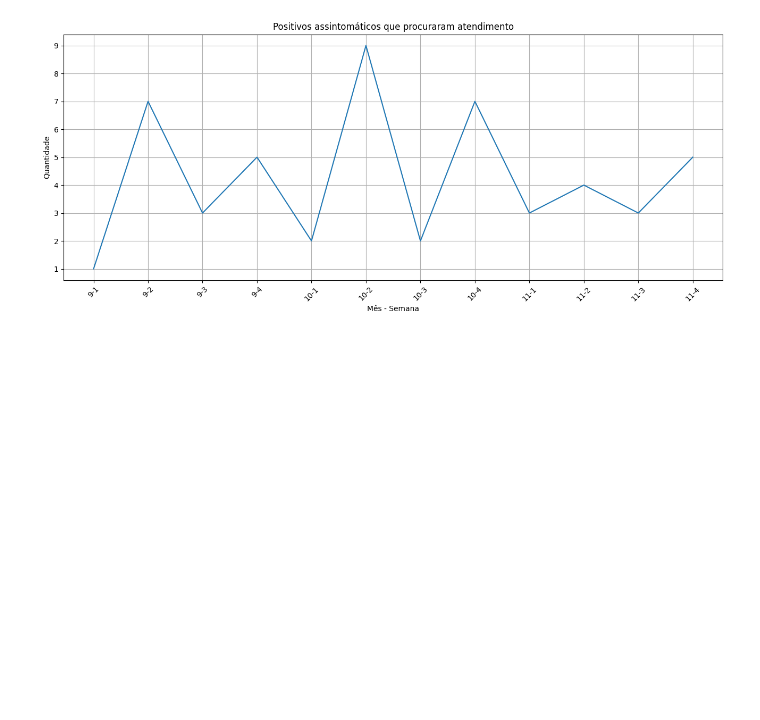
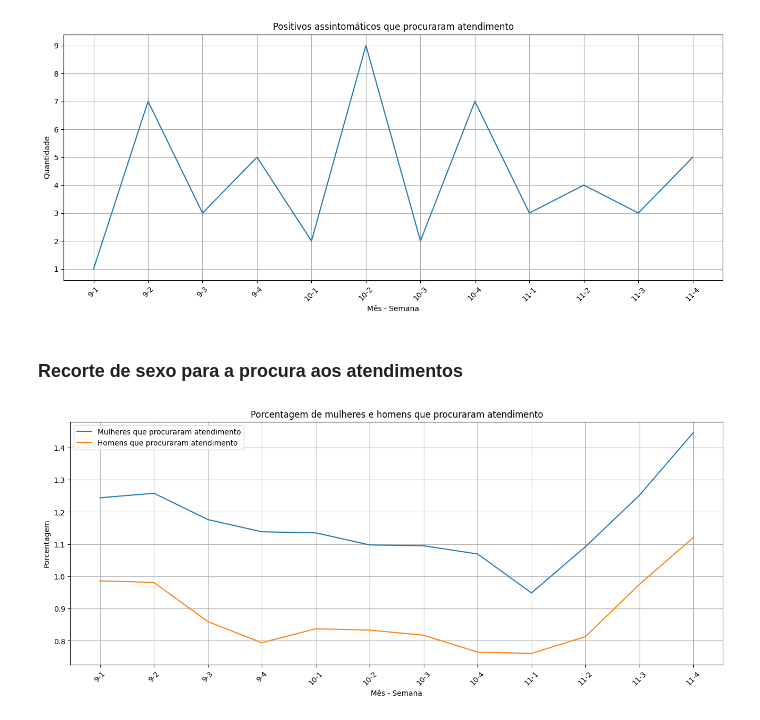
Before and after one commit to jaqueantunes/covid_pos, a Jupyter notebook: pos_T3.ipynb, the cells around one changed output. Cells and saved outputs as stored; diff of their text form; code cells hidden in the pictures; blank space fills up the shorter version.

Commit message:
Recorte de sexo para a procura por atendimento.

```diff
--- a/pos_T3.ipynb
+++ b/pos_T3.ipynb
@@ -856,3 +857,33 @@ plt.xticks(rotation=45)
 plt.show()
 # %% [output]
 [figure]
+# %% [markdown]
+### **Recorte de sexo para a procura aos atendimentos**
+# %%
+# Número de mulheres | mulheres que procuraram atendimento | %
+mulheres = df_clinico[(df_clinico['sexo'] == 2)].groupby(['mes','semana']).size()
+mulheres_atendimento = (df_clinico[(df_clinico['sexo'] == 2) & (df_clinico['atendimento'] == 1)]).groupby(['mes','semana']).size()
+porcentagem_mulheres_atendimento = (mulheres_atendimento/mulheres)*100
+
+
+# Número de homens | homens que procuraram atendimento | %
+homens = df_clinico[(df_clinico['sexo'] == 1)].groupby(['mes','semana']).size()
+homens_atendimento = (df_clinico[(df_clinico['sexo'] == 1) & (df_clinico['atendimento'] == 1)]).groupby(['mes','semana']).size()
+porcentagem_homens_atendimento = (homens_atendimento/homens)*100
+# %%
+plt.figure(figsize=(16, 6))
+plt.grid(True)
+porcentagem_mulheres_atendimento_1 = porcentagem_mulheres_atendimento.reset_index()
+porcentagem_mulheres_atendimento_1['label'] = porcentagem_mulheres_atendimento_1['mes'].astype(str) + '-' + porcentagem_mulheres_atendimento_1['semana'].astype(str)
+porcentagem_homens_atendimento_1 = porcentagem_homens_atendimento.reset_index()
+porcentagem_homens_atendimento_1['label'] = porcentagem_homens_atendimento_1['mes'].astype(str) + '-' + porcentagem_homens_atendimento_1['semana'].astype(str)
+plt.plot(porcentagem_mulheres_atendimento_1['label'], porcentagem_mulheres_atendimento_1[0], label='Mulheres que procuraram atendimento')
+plt.plot(porcentagem_homens_atendimento_1['label'], porcentagem_homens_atendimento_1[0], label='Homens que procuraram atendimento')
+plt.legend()
+plt.xlabel("Mês - Semana")
+plt.ylabel("Porcentagem")
+plt.title("Porcentagem de mulheres e homens que procuraram atendimento")
+plt.xticks(rotation=45)
+plt.show()
+# %% [output]
+[figure, added]
```
Also changed, not shown: parts of 2 cells of this notebook.
